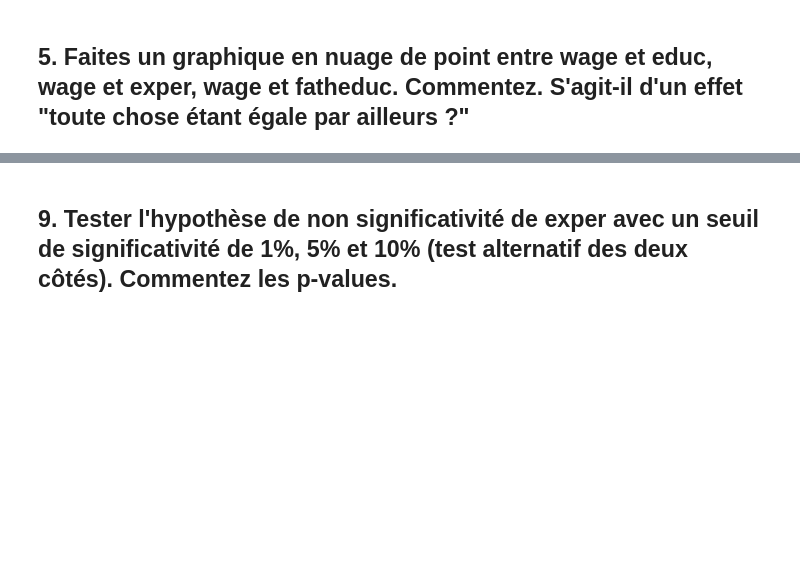
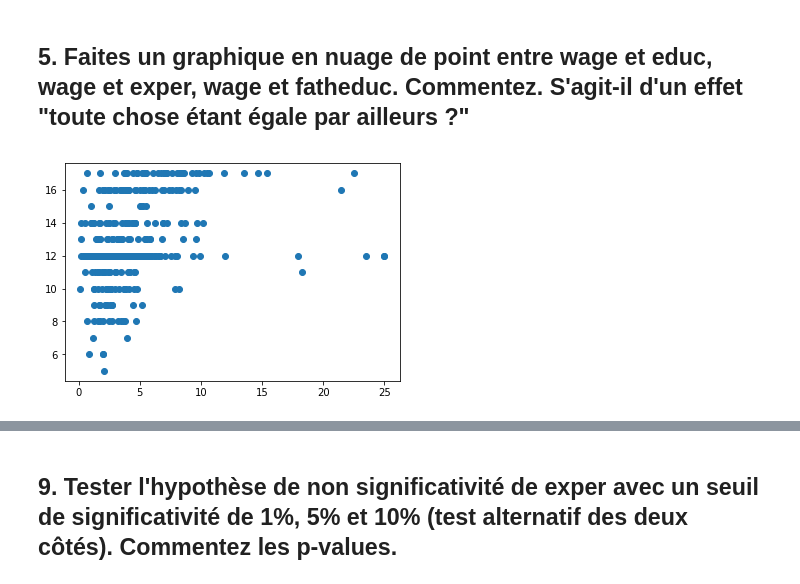
Before and after one commit to Thomas-Koch/projet-ses722, a Jupyter notebook: projet_gallot-roville-younes.ipynb, the cells around one changed output, grey strips where cells are left out. Saved outputs shown, nothing was run; the diff lists cells and outputs as text; code cells hidden in the pictures; blank space fills up the shorter version.

```diff
--- a/projet_gallot-roville-younes.ipynb
+++ b/projet_gallot-roville-younes.ipynb
@@ -193,3 +194,8 @@ print('Corrélation entre motheduc et fatheduc:', corr_motheduc_fatheduc)
 Corrélation entre motheduc et fatheduc: 0.554063218431
 # %% [markdown]
 ## 5. Faites un graphique en nuage de point entre wage et educ, wage et exper, wage et fatheduc. Commentez. S'agit-il d'un effet "toute chose étant égale par ailleurs ?"
+# %%
+plt.scatter(df_pos.wage, df_pos.educ)
+pass
+# %% [output]
+[figure, added]
```
Also changed, not shown: parts of 13 cells of this notebook.
